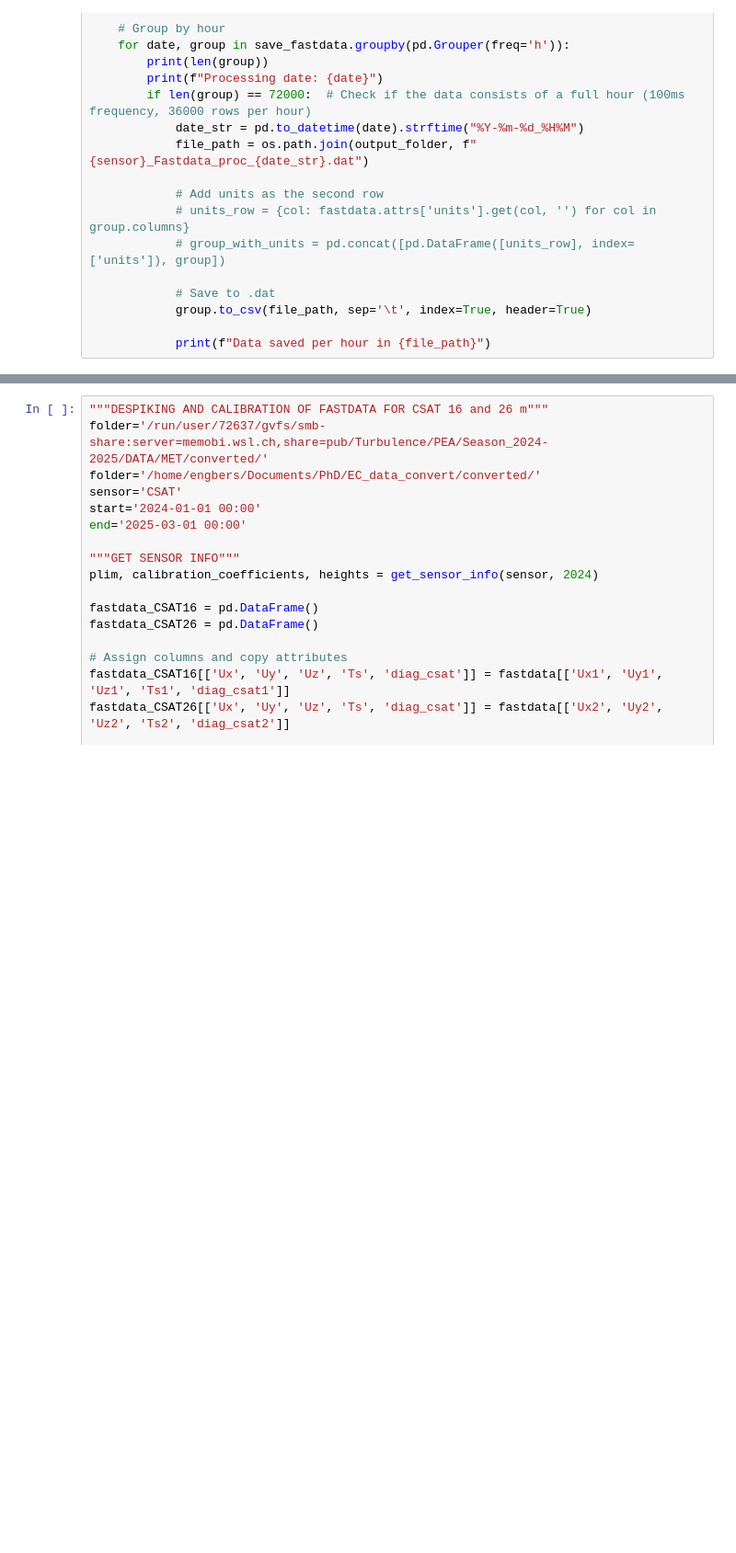
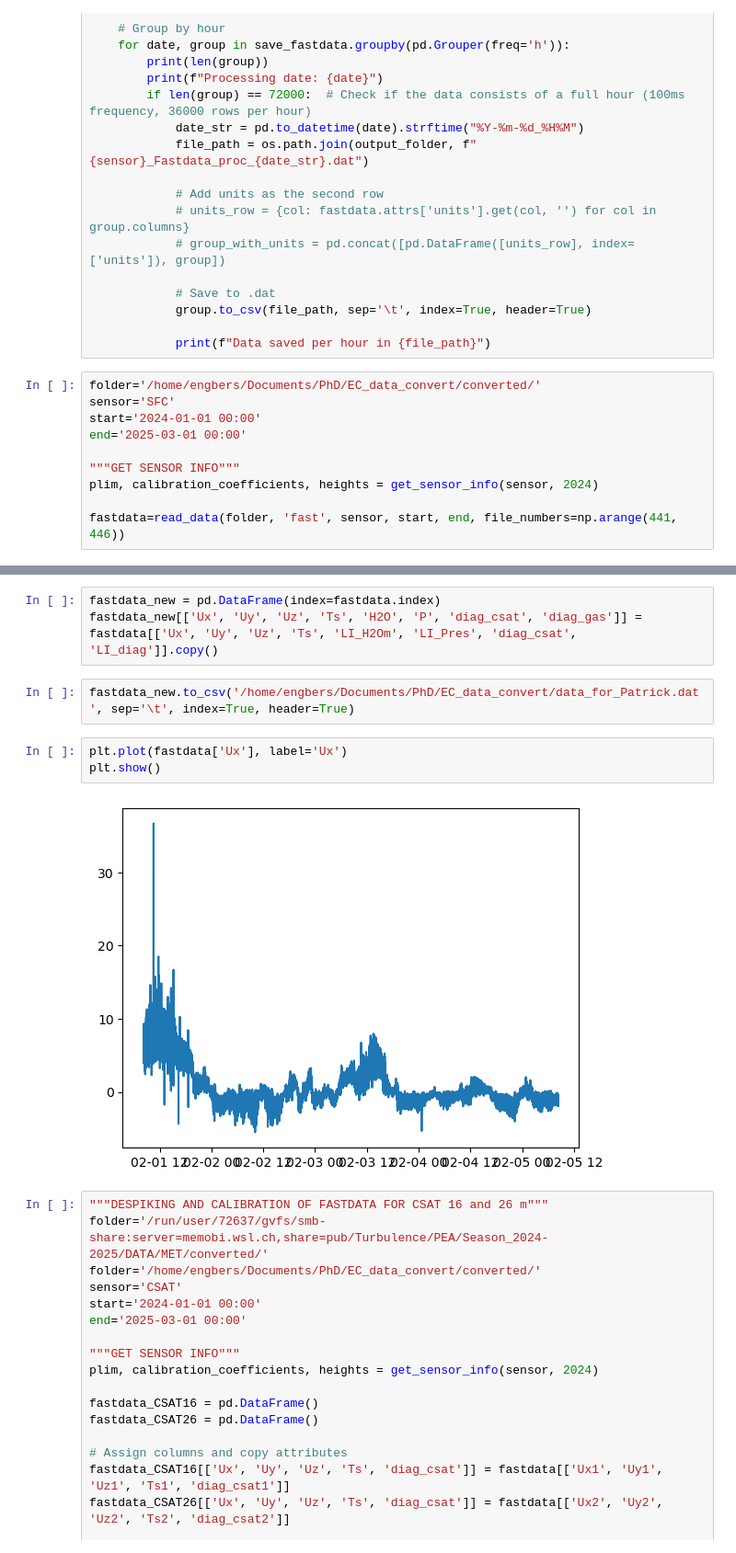
Before and after one commit to Rainette9/DataProcessingScripts, a Jupyter notebook: Data_preprocess.ipynb, the cells around one changed output, grey strips where cells are left out. Shown at 92% size. Drawn from its saved outputs; the diff is of its cells as text; blank space fills up the shorter version.

```diff
--- a/Data_preprocess.ipynb
+++ b/Data_preprocess.ipynb
@@ -118,3 +96,13 @@ def save_despiked_data(fastdata, despiked_fastdata, output_folder, sensor):
             group.to_csv(file_path, sep='\t', index=True, header=True)
 
             print(f"Data saved per hour in {file_path}")
+# %%
+folder='/home/engbers/Documents/PhD/EC_data_convert/converted/'
+sensor='SFC'
+start='2024-01-01 00:00'
+end='2025-03-01 00:00'
+
+"""GET SENSOR INFO"""
+plim, calibration_coefficients, heights = get_sensor_info(sensor, 2024)
+
+fastdata=read_data(folder, 'fast', sensor, start, end, file_numbers=np.arange(441, 446))
@@ -121,3 +127,13 @@ def save_despiked_data(fastdata, despiked_fastdata, output_folder, sensor):
+# %%
+fastdata_new = pd.DataFrame(index=fastdata.index)
+fastdata_new[['Ux', 'Uy', 'Uz', 'Ts', 'H2O', 'P', 'diag_csat', 'diag_gas']] = fastdata[['Ux', 'Uy', 'Uz', 'Ts', 'LI_H2Om', 'LI_Pres', 'diag_csat', 'LI_diag']].copy()
+# %%
+fastdata_new.to_csv('/home/engbers/Documents/PhD/EC_data_convert/data_for_Patrick.dat', sep='\t', index=True, header=True)
+# %%
+plt.plot(fastdata['Ux'], label='Ux')
+plt.show()
+# %% [output]
+[figure, added]
 # %%
 """DESPIKING AND CALIBRATION OF FASTDATA FOR CSAT 16 and 26 m"""
 folder='/run/user/72637/gvfs/smb-share:server=memobi.wsl.ch,share=pub/Turbulence/PEA/Season_2024-2025/DATA/MET/converted/'
```
Also changed, not shown: parts of 4 cells of this notebook, 3 other files.
